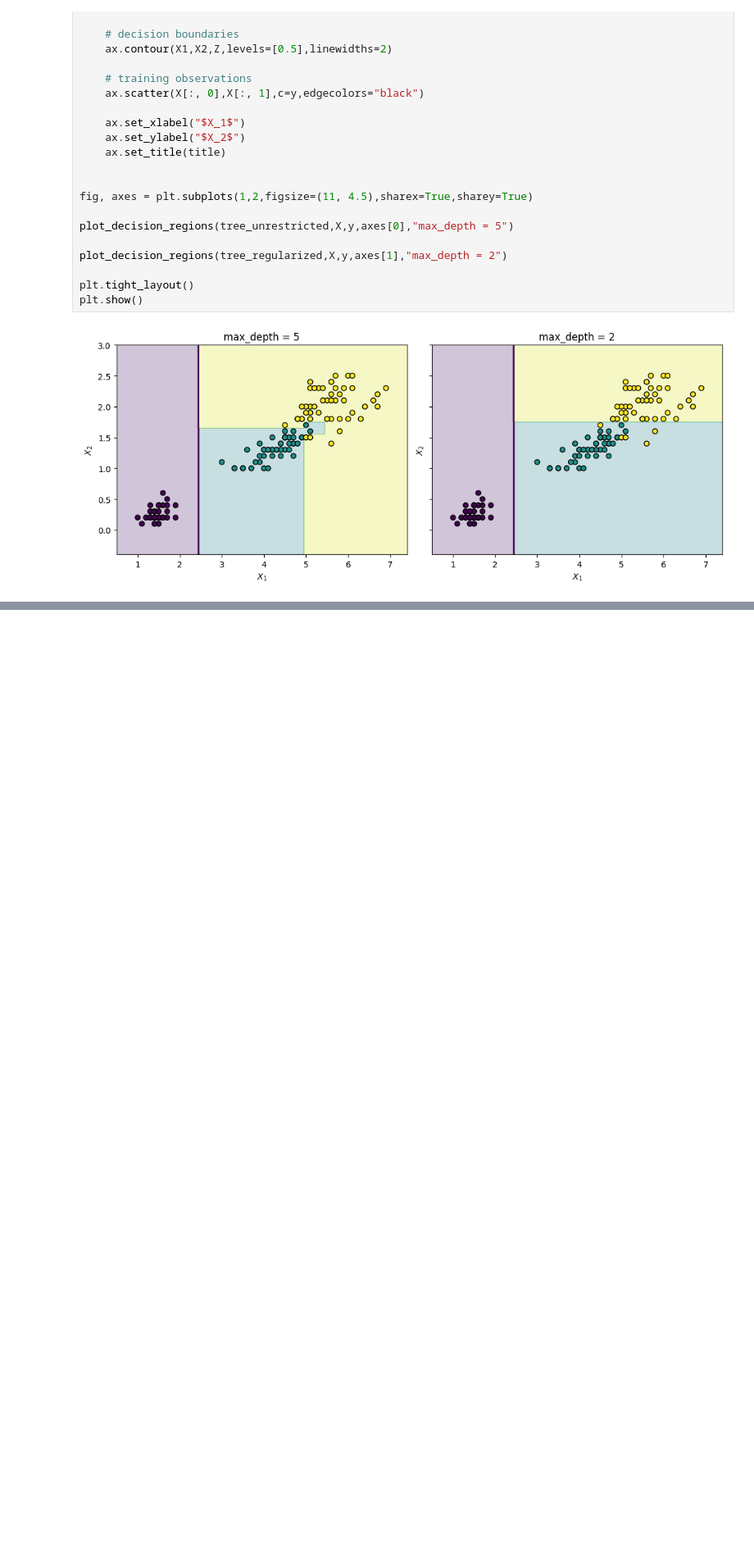
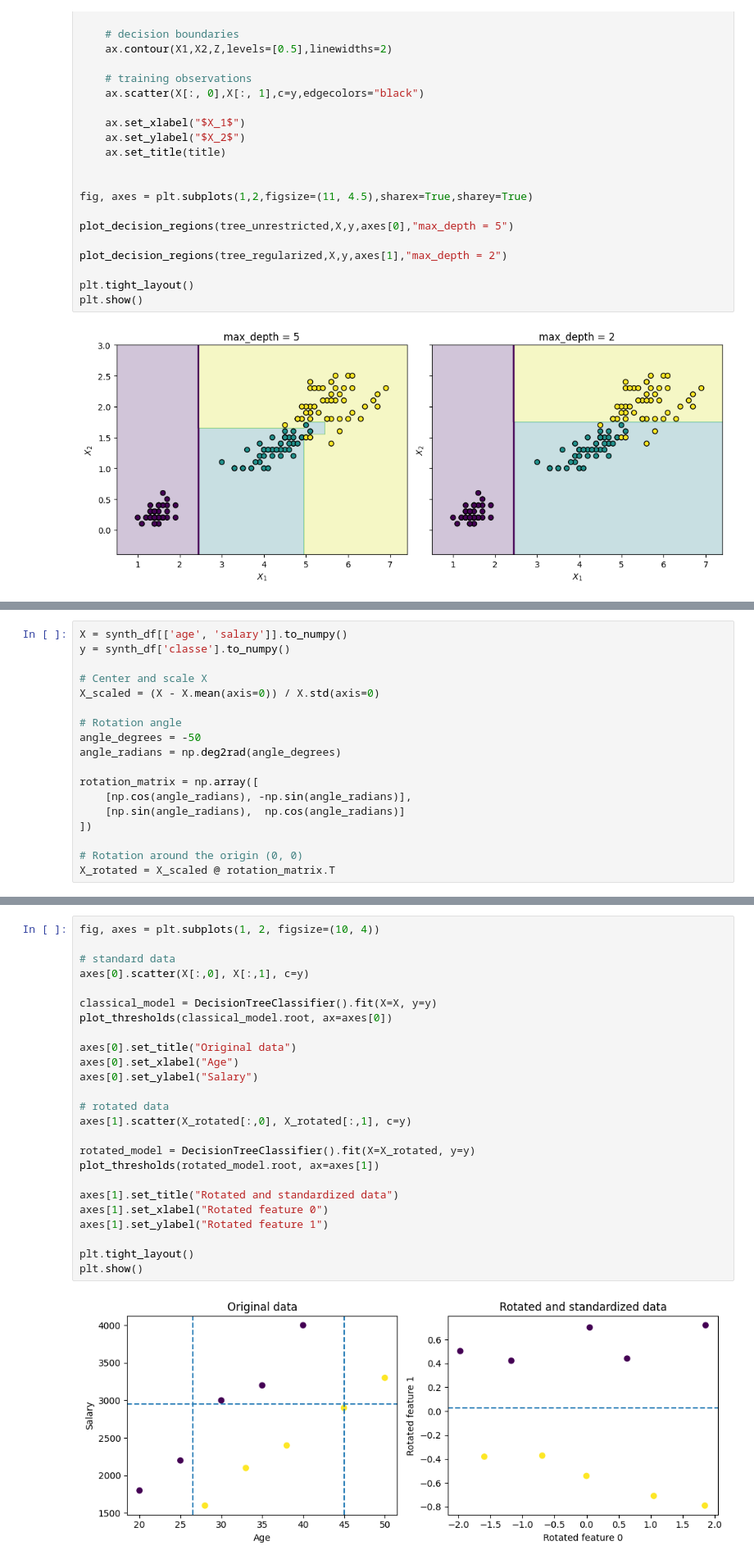
Before and after one commit to EstebanHuriot/ML_Museum, a Jupyter notebook: notebooks/03_DecisionTree.ipynb, the cells around one changed output, grey strips where cells are left out. Shown at 82% size. Saved outputs shown, nothing was run; the diff lists cells and outputs as text; blank space fills up the shorter version.

```diff
--- a/notebooks/03_DecisionTree.ipynb
+++ b/notebooks/03_DecisionTree.ipynb
@@ -456,0 +405,18 @@ plt.show()
+# %%
+X = synth_df[['age', 'salary']].to_numpy()
+y = synth_df['classe'].to_numpy()
+
+# Center and scale X
+X_scaled = (X - X.mean(axis=0)) / X.std(axis=0)
+
+# Rotation angle
+angle_degrees = -50
+angle_radians = np.deg2rad(angle_degrees)
+
+rotation_matrix = np.array([
+    [np.cos(angle_radians), -np.sin(angle_radians)],
+    [np.sin(angle_radians),  np.cos(angle_radians)]
+])
+
+# Rotation around the origin (0, 0)
+X_rotated = X_scaled @ rotation_matrix.T
@@ -456,0 +432,27 @@ plt.show()
+# %%
+fig, axes = plt.subplots(1, 2, figsize=(10, 4))
+
+# standard data
+axes[0].scatter(X[:,0], X[:,1], c=y)
+
+classical_model = DecisionTreeClassifier().fit(X=X, y=y)
+plot_thresholds(classical_model.root, ax=axes[0])
+
+axes[0].set_title("Original data")
+axes[0].set_xlabel("Age")
+axes[0].set_ylabel("Salary")
+
+# rotated data
+axes[1].scatter(X_rotated[:,0], X_rotated[:,1], c=y)
+
+rotated_model = DecisionTreeClassifier().fit(X=X_rotated, y=y)
+plot_thresholds(rotated_model.root, ax=axes[1])
+
+axes[1].set_title("Rotated and standardized data")
+axes[1].set_xlabel("Rotated feature 0")
+axes[1].set_ylabel("Rotated feature 1")
+
+plt.tight_layout()
+plt.show()
+# %% [output]
+[figure, added]
```
Also changed, not shown: parts of 13 cells of this notebook.
